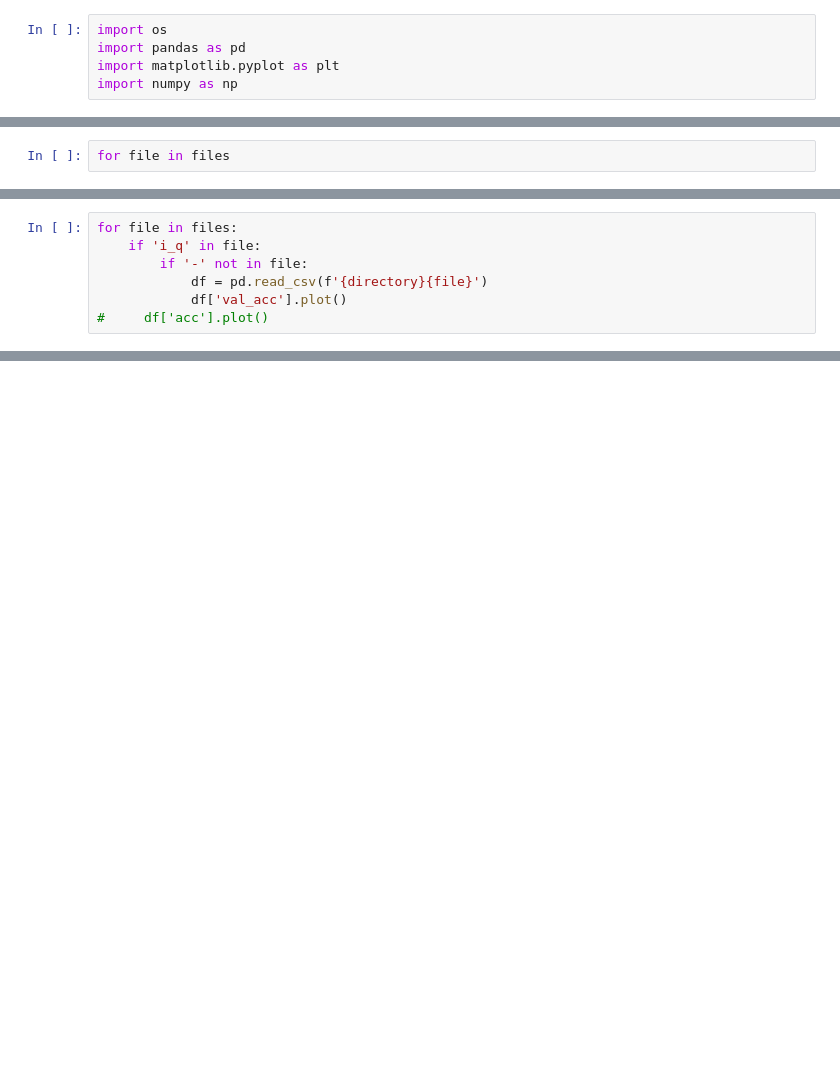
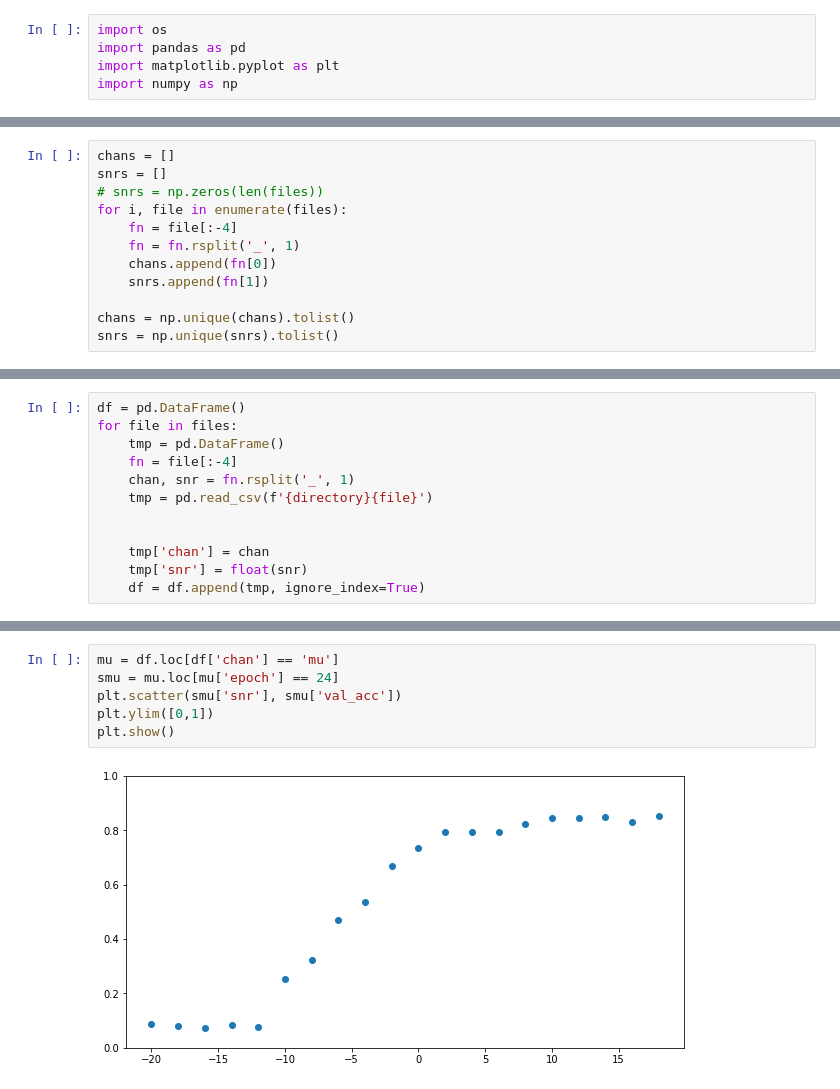
Before and after one commit to dfunni/complex-specgramCNN, a Jupyter notebook: notebooks/history_plotter.ipynb, the cells around one changed output, grey strips where cells are left out. Cells and saved outputs as stored; diff of their text form; blank space fills up the shorter version.

```diff
--- a/notebooks/history_plotter.ipynb
+++ b/notebooks/history_plotter.ipynb
@@ -12,3 +13,13 @@ directory = '../csv/'
 files = os.listdir(directory)
-# %%
-for file in files
+# %%
+chans = []
+snrs = []
+# snrs = np.zeros(len(files))
+for i, file in enumerate(files):
+    fn = file[:-4]
+    fn = fn.rsplit('_', 1)
+    chans.append(fn[0])
+    snrs.append(fn[1])
+
+chans = np.unique(chans).tolist()
+snrs = np.unique(snrs).tolist()
@@ -15 +29,13 @@ for file in files
+# %%
+df = pd.DataFrame()
+for file in files:
+    tmp = pd.DataFrame()
+    fn = file[:-4]
+    chan, snr = fn.rsplit('_', 1)
+    tmp = pd.read_csv(f'{directory}{file}')
+
+
+    tmp['chan'] = chan
+    tmp['snr'] = float(snr)
+    df = df.append(tmp, ignore_index=True)
 # %%
@@ -86,7 +56,0 @@ for file in files:
-# %%
-for file in files:
-    if 'i_q' in file:
-        if '-' not in file:
-            df = pd.read_csv(f'{directory}{file}')
-            df['val_acc'].plot()
-#     df['acc'].plot()
@@ -94,0 +72,8 @@ for file in files:
+# %%
+mu = df.loc[df['chan'] == 'mu']
+smu = mu.loc[mu['epoch'] == 24]
+plt.scatter(smu['snr'], smu['val_acc'])
+plt.ylim([0,1])
+plt.show()
+# %% [output]
+[figure, added]
```
Also changed, not shown: parts of 10 cells of this notebook, 1 other file.
